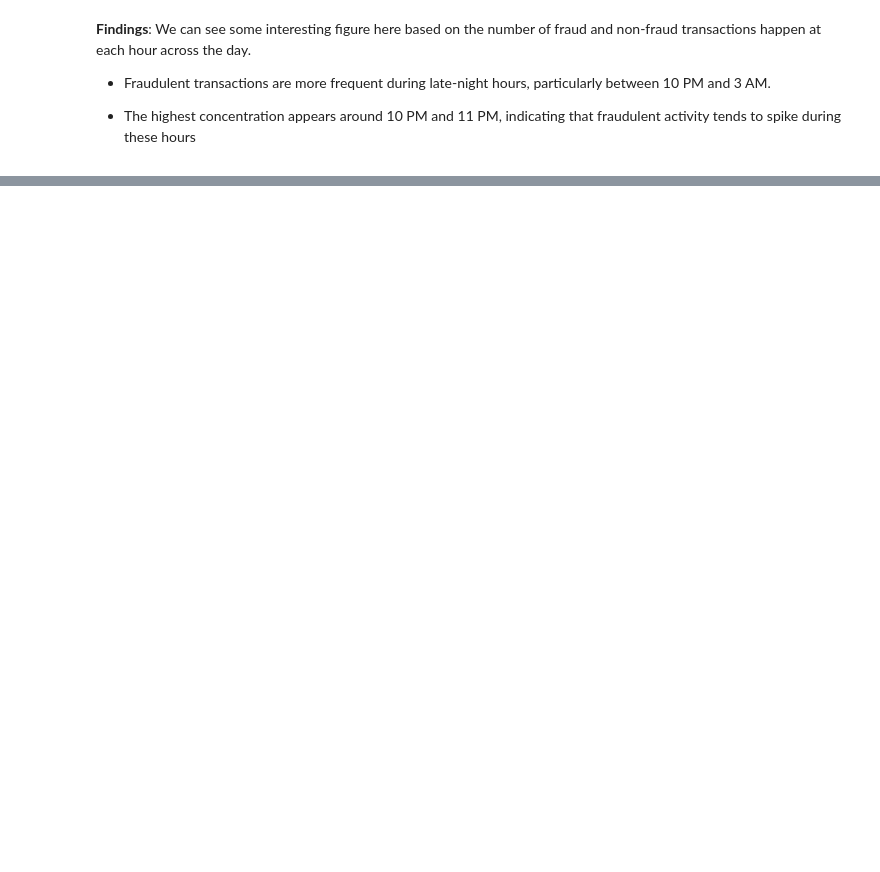
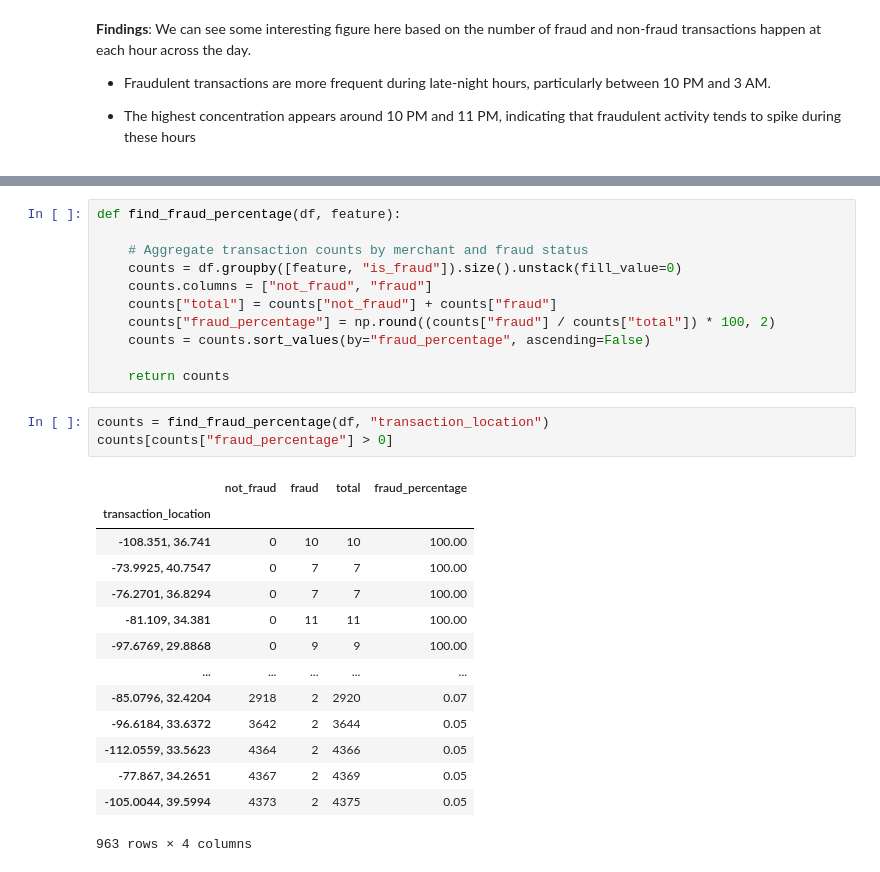
Before and after one commit to Youhorng/credit_card_fraud_prediction, a Jupyter notebook: notebooks/exploratory_data_analysis.ipynb, the cells around one changed output, grey strips where cells are left out. Drawn from its saved outputs; the diff is of its cells as text; blank space fills up the shorter version.

Commit message:
Analyze transaction location

```diff
--- a/notebooks/exploratory_data_analysis.ipynb
+++ b/notebooks/exploratory_data_analysis.ipynb
@@ -512,0 +534,29 @@ plt.show()
+# %%
+def find_fraud_percentage(df, feature):
+
+    # Aggregate transaction counts by merchant and fraud status
+    counts = df.groupby([feature, "is_fraud"]).size().unstack(fill_value=0)
+    counts.columns = ["not_fraud", "fraud"]
+    counts["total"] = counts["not_fraud"] + counts["fraud"]
+    counts["fraud_percentage"] = np.round((counts["fraud"] / counts["total"]) * 100, 2)
+    counts = counts.sort_values(by="fraud_percentage", ascending=False)
+
+    return counts
+# %%
+counts = find_fraud_percentage(df, "transaction_location")
+counts[counts["fraud_percentage"] > 0]
+# %% [output]
+|  | not_fraud | fraud | total | fraud_percentage |
+| transaction_location |  |  |  |  |
+| -108.351, 36.741 | 0 | 10 | 10 | 100.00 |
+| -73.9925, 40.7547 | 0 | 7 | 7 | 100.00 |
+| -76.2701, 36.8294 | 0 | 7 | 7 | 100.00 |
+| -81.109, 34.381 | 0 | 11 | 11 | 100.00 |
+| -97.6769, 29.8868 | 0 | 9 | 9 | 100.00 |
+| ... | ... | ... | ... | ... |
+| -85.0796, 32.4204 | 2918 | 2 | 2920 | 0.07 |
+| -96.6184, 33.6372 | 3642 | 2 | 3644 | 0.05 |
+| -112.0559, 33.5623 | 4364 | 2 | 4366 | 0.05 |
+| -77.867, 34.2651 | 4367 | 2 | 4369 | 0.05 |
+| -105.0044, 39.5994 | 4373 | 2 | 4375 | 0.05 |
+963 rows × 4 columns
```
Also changed, not shown: parts of 10 cells of this notebook.
